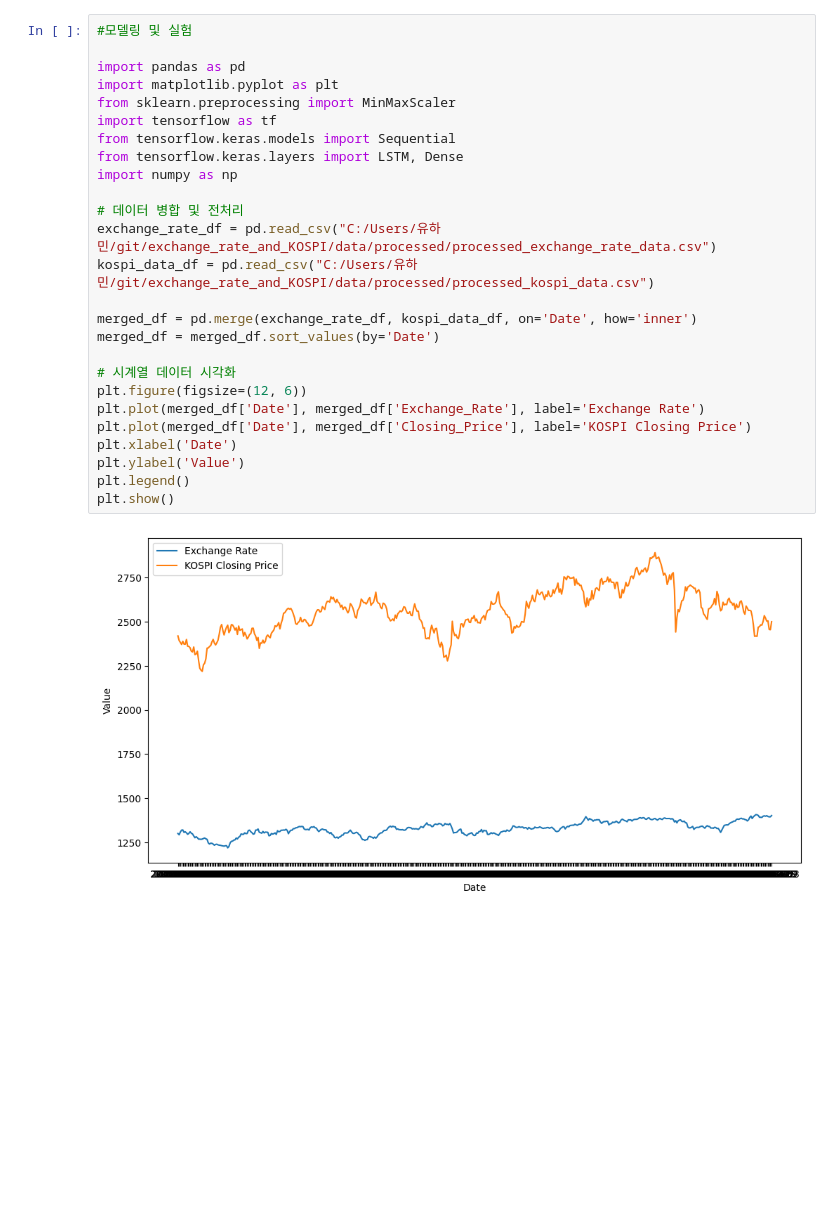
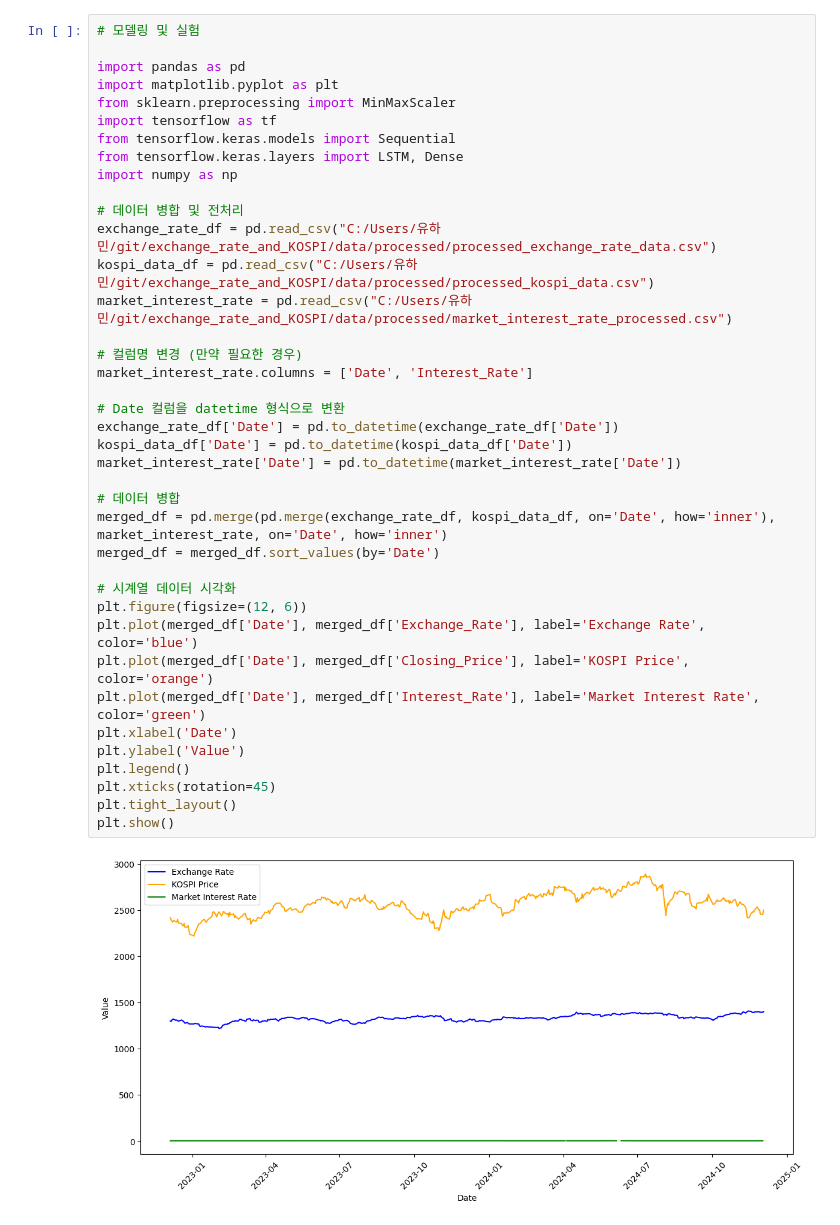
Before and after one commit to Lyuhamin/exchange_rate_and_KOSPI, a Jupyter notebook: main/modeling.ipynb, the cells around one changed output. Saved outputs shown, nothing was run; the diff lists cells and outputs as text; blank space fills up the shorter version.

Commit message:
data

```diff
--- a/main/modeling.ipynb
+++ b/main/modeling.ipynb
@@ -1,29 +1,42 @@
 # %%
-#모델링 및 실험
+# 모델링 및 실험
 
 import pandas as pd
 import matplotlib.pyplot as plt
 from sklearn.preprocessing import MinMaxScaler
 import tensorflow as tf
 from tensorflow.keras.models import Sequential
 from tensorflow.keras.layers import LSTM, Dense
 import numpy as np
 
 # 데이터 병합 및 전처리
 exchange_rate_df = pd.read_csv("C:/Users/유하민/git/exchange_rate_and_KOSPI/data/processed/processed_exchange_rate_data.csv")
 kospi_data_df = pd.read_csv("C:/Users/유하민/git/exchange_rate_and_KOSPI/data/processed/processed_kospi_data.csv")
+market_interest_rate = pd.read_csv("C:/Users/유하민/git/exchange_rate_and_KOSPI/data/processed/market_interest_rate_processed.csv")
 
-merged_df = pd.merge(exchange_rate_df, kospi_data_df, on='Date', how='inner')
+# 컬럼명 변경 (만약 필요한 경우)
+market_interest_rate.columns = ['Date', 'Interest_Rate']
+
+# Date 컬럼을 datetime 형식으로 변환
+exchange_rate_df['Date'] = pd.to_datetime(exchange_rate_df['Date'])
+kospi_data_df['Date'] = pd.to_datetime(kospi_data_df['Date'])
+market_interest_rate['Date'] = pd.to_datetime(market_interest_rate['Date'])
+
+# 데이터 병합
+merged_df = pd.merge(pd.merge(exchange_rate_df, kospi_data_df, on='Date', how='inner'), market_interest_rate, on='Date', how='inner')
 merged_df = merged_df.sort_values(by='Date')
 
 # 시계열 데이터 시각화
 plt.figure(figsize=(12, 6))
-plt.plot(merged_df['Date'], merged_df['Exchange_Rate'], label='Exchange Rate')
-plt.plot(merged_df['Date'], merged_df['Closing_Price'], label='KOSPI Closing Price')
+plt.plot(merged_df['Date'], merged_df['Exchange_Rate'], label='Exchange Rate', color='blue')
+plt.plot(merged_df['Date'], merged_df['Closing_Price'], label='KOSPI Price', color='orange')
+plt.plot(merged_df['Date'], merged_df['Interest_Rate'], label='Market Interest Rate', color='green')
 plt.xlabel('Date')
 plt.ylabel('Value')
 plt.legend()
+plt.xticks(rotation=45)
+plt.tight_layout()
 plt.show()
 # %% [output]
-[figure, old version]
+[figure, new version]
 # %%
```
Also changed, not shown: parts of 2 cells of this notebook, 5 other files.
